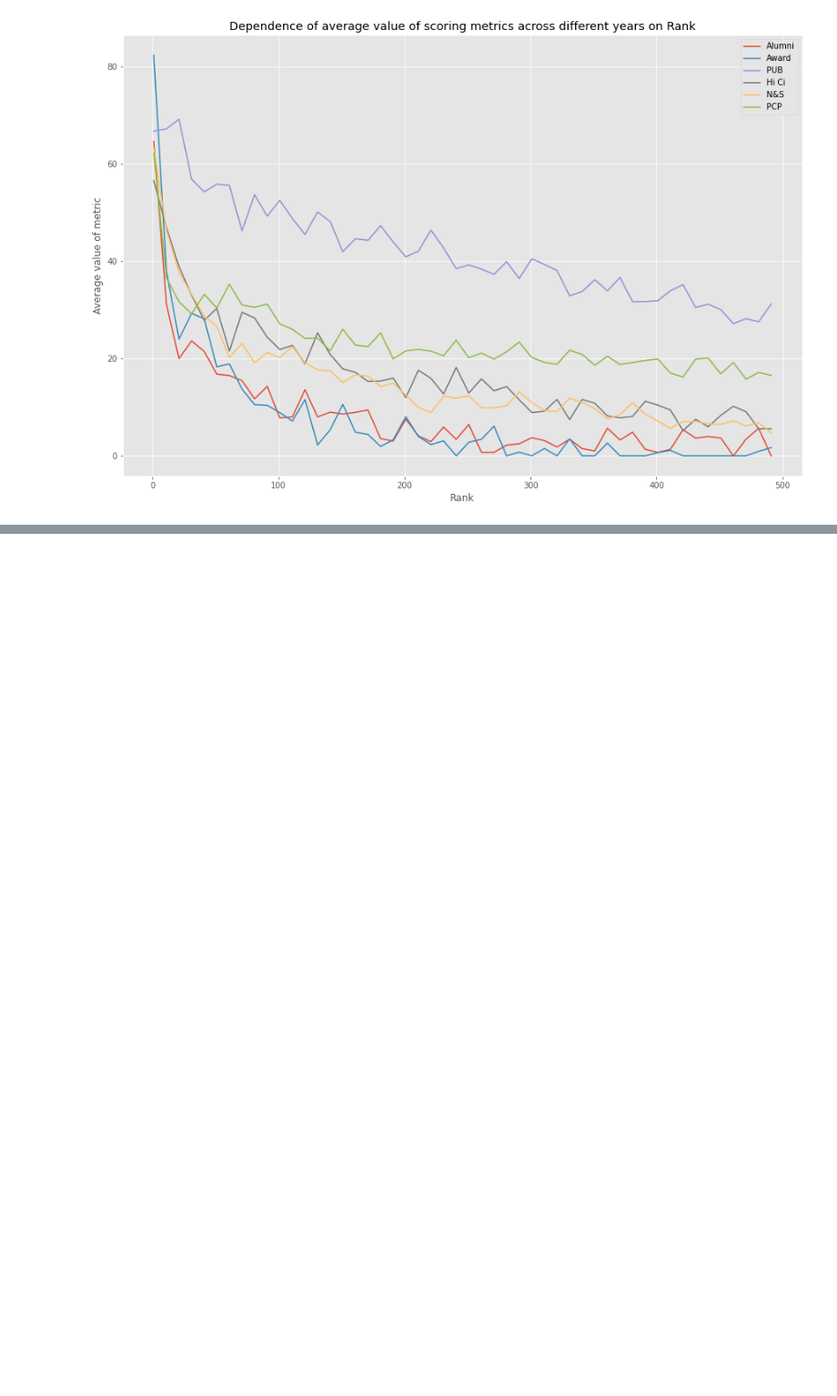
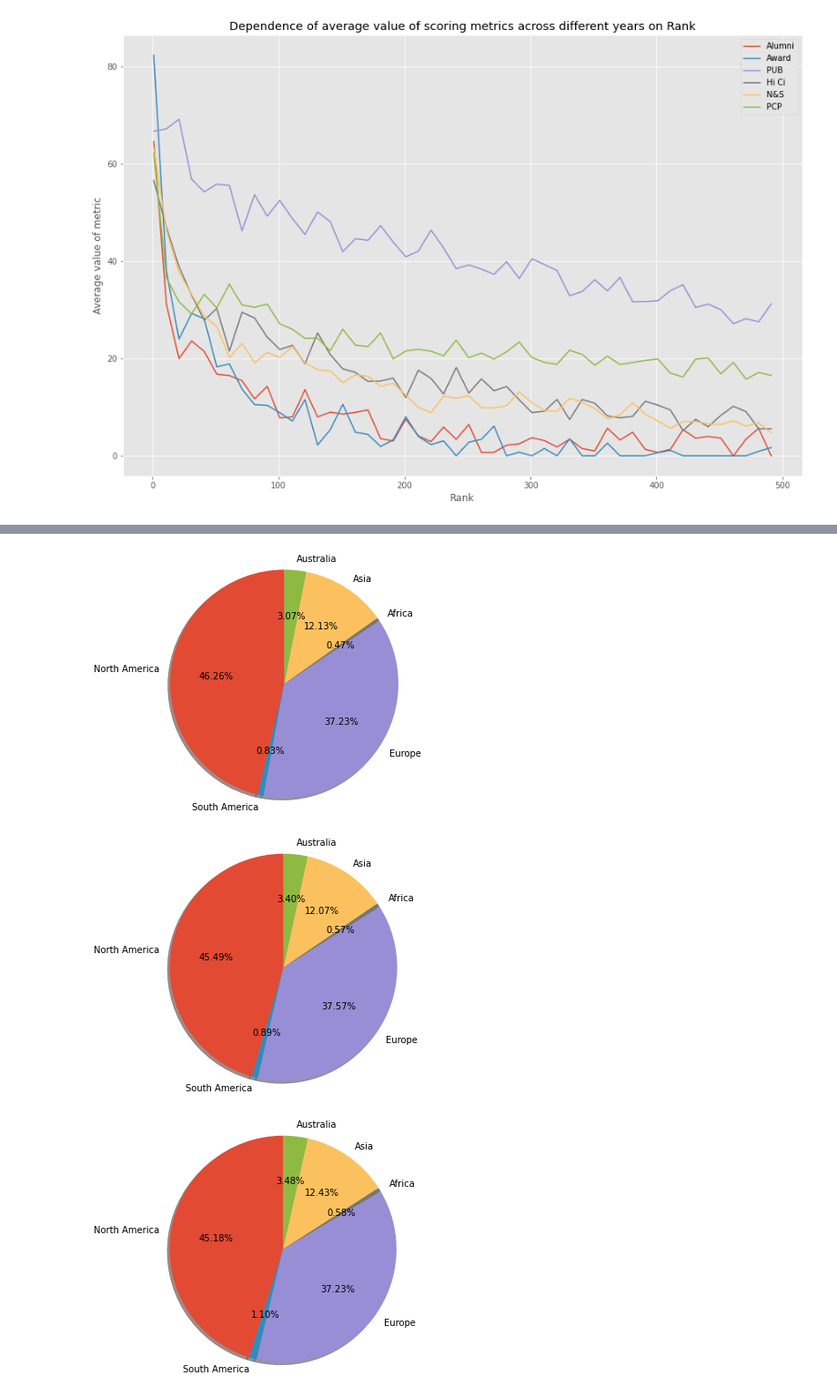
Before and after one commit to kalp121212/DS203_Project, a Jupyter notebook: Shanghai_EDA.ipynb, the cells around one changed output, grey strips where cells are left out. Shown at 91% size. Cells and saved outputs as stored; diff of their text form; code cells hidden in the pictures; blank space fills up the shorter version.

Commit message:
Added pie charts

```diff
--- a/Shanghai_EDA.ipynb
+++ b/Shanghai_EDA.ipynb
@@ -331,0 +354,3 @@ pass
+# %%
+for year in  range(min_year,max_year+1):
+  df[year]['Continent'] = df[year]['Country'].apply(country_to_continent)
@@ -331,0 +373,37 @@ pass
+# %%
+continents = [
+      'North America',
+      'South America',
+      'Europe',
+      'Africa',
+      'Asia',
+      'Australia',
+]
+# %%
+continent_info = {}
+for year in range(min_year,max_year+1):
+  scores = {}
+  num_univs = {}
+  for continent in continents:
+    scores[continent] = 0
+    num_univs[continent] = 0
+  for i in range(len(df[year])):
+    scores[df[year]['Continent'][i]] += df[year]['Total score'][i]
+    num_univs[df[year]['Continent'][i]] += 1
+  continent_info[year] = {'scores':scores, 'num_univs':num_univs}
+# %%
+plt.rcParams['figure.figsize'] = 5,5
+for year in range(min_year,max_year+1):
+  labels = continents
+  sizes = [continent_info[year]['scores'][continent] for continent in continents]
+
+  fig1, ax1 = plt.subplots()
+  ax1.pie(sizes, labels=labels, autopct='%1.2f%%',
+          shadow=True, startangle=90)
+  ax1.axis('equal')  # Equal aspect ratio ensures that pie is drawn as a circle.
+
+plt.show()
+# %% [output]
+[figure, added]
+[figure, added]
+[figure, added]
```
Also changed, not shown: parts of 12 cells of this notebook.
